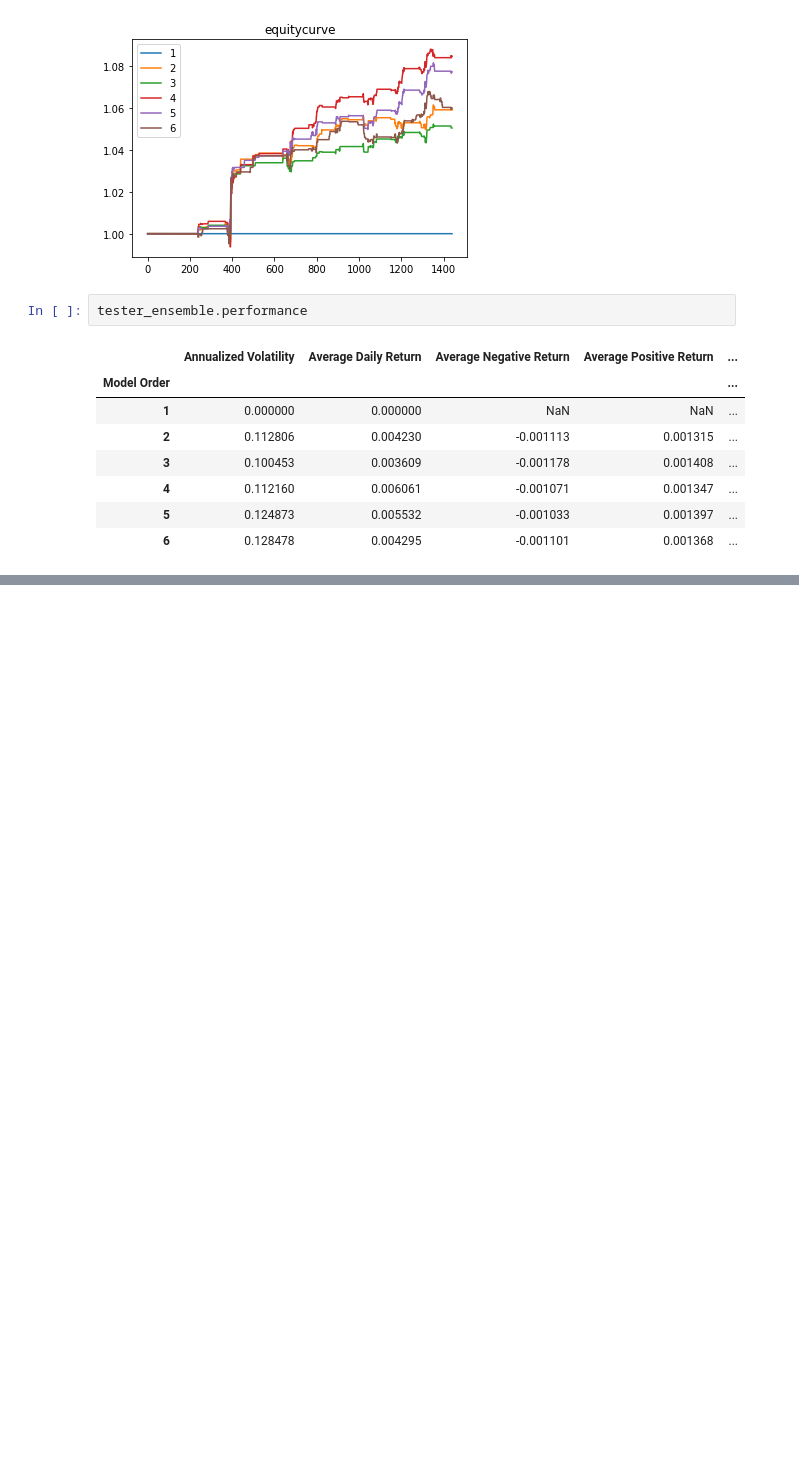
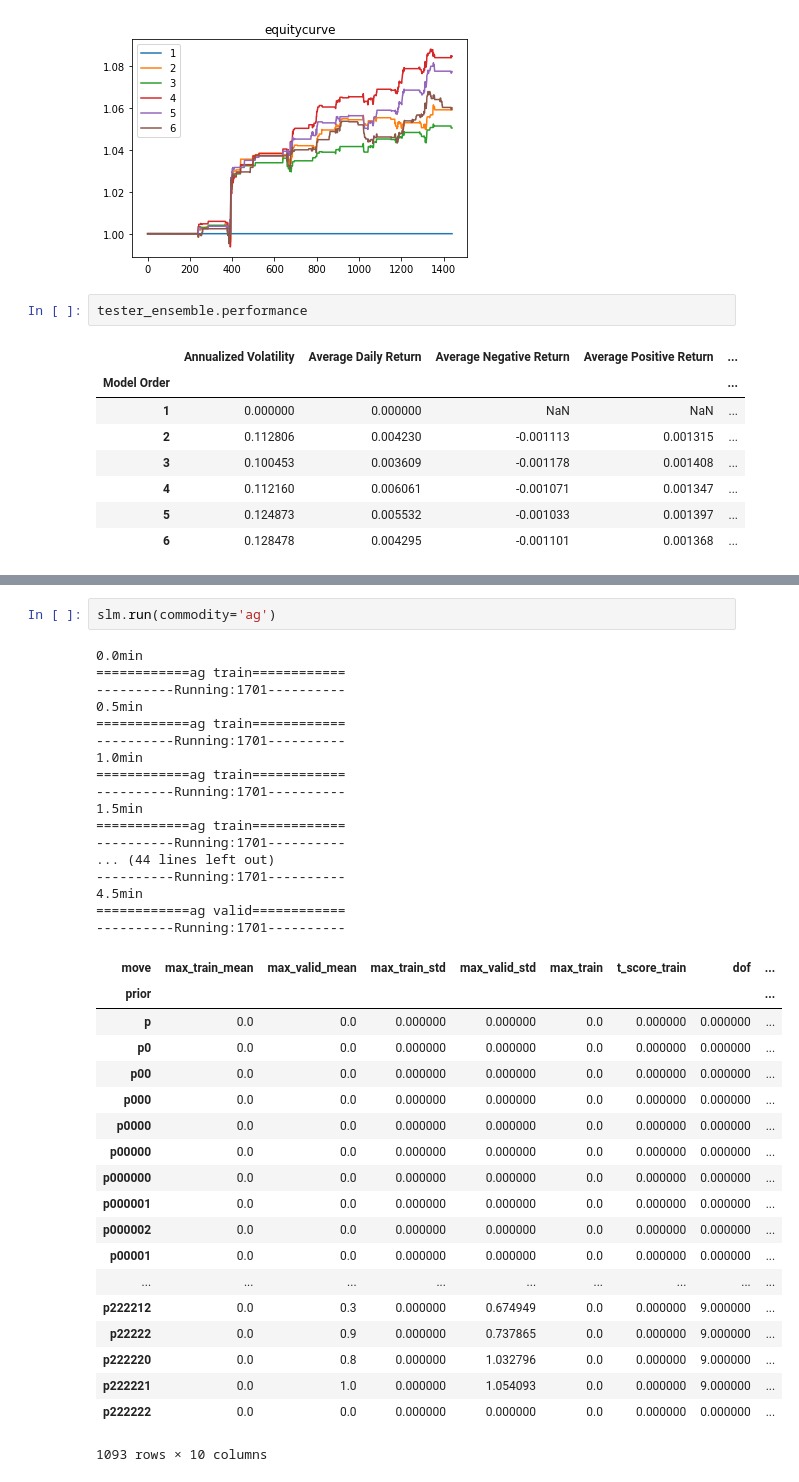
Before and after one commit to dechang227/QishiQR, a Jupyter notebook: Backtesting/Vectorized/Demo_Backtest.ipynb, the cells around one changed output, grey strips where cells are left out. Saved outputs shown, nothing was run; the diff lists cells and outputs as text; blank space fills up the shorter version.

```diff
--- a/Backtesting/Vectorized/Demo_Backtest.ipynb
+++ b/Backtesting/Vectorized/Demo_Backtest.ipynb
@@ -115,0 +176,39 @@ tester_ensemble.performance
+# %%
+slm.run(commodity='ag')
+# %% [output]
+0.0min
+============ag train============
+----------Running:1701----------
+0.5min
+============ag train============
+----------Running:1701----------
+1.0min
+============ag train============
+----------Running:1701----------
+1.5min
+============ag train============
+----------Running:1701----------
+... (44 lines left out)
+----------Running:1701----------
+4.5min
+============ag valid============
+----------Running:1701----------
+| move | max_train_mean | max_valid_mean | max_train_std | max_valid_std | max_train | t_score_train | dof | ... |
+| prior |  |  |  |  |  |  |  | ... |
+| p | 0.0 | 0.0 | 0.000000 | 0.000000 | 0.0 | 0.000000 | 0.000000 | ... |
+| p0 | 0.0 | 0.0 | 0.000000 | 0.000000 | 0.0 | 0.000000 | 0.000000 | ... |
+| p00 | 0.0 | 0.0 | 0.000000 | 0.000000 | 0.0 | 0.000000 | 0.000000 | ... |
+| p000 | 0.0 | 0.0 | 0.000000 | 0.000000 | 0.0 | 0.000000 | 0.000000 | ... |
+| p0000 | 0.0 | 0.0 | 0.000000 | 0.000000 | 0.0 | 0.000000 | 0.000000 | ... |
+| p00000 | 0.0 | 0.0 | 0.000000 | 0.000000 | 0.0 | 0.000000 | 0.000000 | ... |
+| p000000 | 0.0 | 0.0 | 0.000000 | 0.000000 | 0.0 | 0.000000 | 0.000000 | ... |
+| p000001 | 0.0 | 0.0 | 0.000000 | 0.000000 | 0.0 | 0.000000 | 0.000000 | ... |
+| p000002 | 0.0 | 0.0 | 0.000000 | 0.000000 | 0.0 | 0.000000 | 0.000000 | ... |
+| p00001 | 0.0 | 0.0 | 0.000000 | 0.000000 | 0.0 | 0.000000 | 0.000000 | ... |
+| ... | ... | ... | ... | ... | ... | ... | ... | ... |
+| p222212 | 0.0 | 0.3 | 0.000000 | 0.674949 | 0.0 | 0.000000 | 9.000000 | ... |
+| p22222 | 0.0 | 0.9 | 0.000000 | 0.737865 | 0.0 | 0.000000 | 9.000000 | ... |
+| p222220 | 0.0 | 0.8 | 0.000000 | 1.032796 | 0.0 | 0.000000 | 9.000000 | ... |
+| p222221 | 0.0 | 1.0 | 0.000000 | 1.054093 | 0.0 | 0.000000 | 9.000000 | ... |
+| p222222 | 0.0 | 0.0 | 0.000000 | 0.000000 | 0.0 | 0.000000 | 0.000000 | ... |
+1093 rows × 10 columns
```
Also changed, not shown: parts of 9 cells of this notebook, 3 other files.
